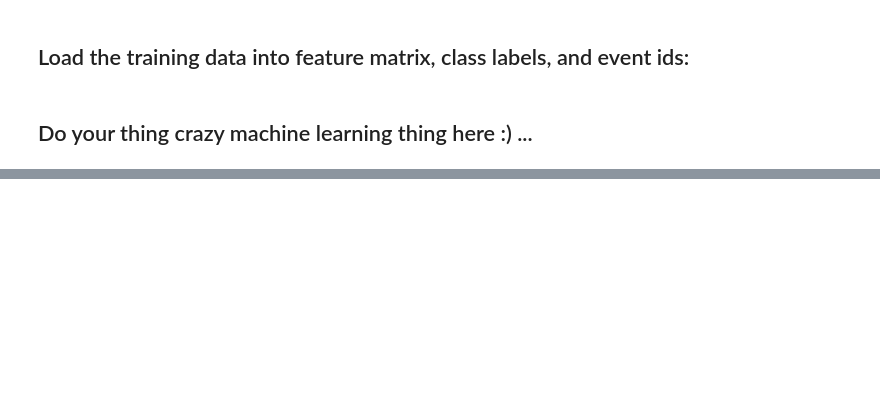
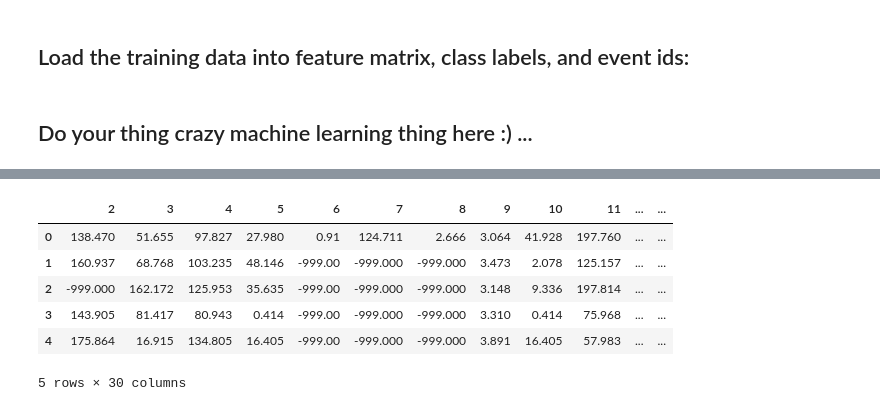
Before and after one commit to Krysis789/MLproject1, a Jupyter notebook: scripts/project1.ipynb, the cells around one changed output, grey strips where cells are left out. Saved outputs shown, nothing was run; the diff lists cells and outputs as text; code cells hidden in the pictures; blank space fills up the shorter version.

```diff
--- a/scripts/project1.ipynb
+++ b/scripts/project1.ipynb
@@ -18,0 +39,13 @@ y, tX, ids = load_csv_data(DATA_TRAIN_PATH)
+# %%
+data = pd.read_csv(DATA_TRAIN_PATH)
+data.columns = range(32)
+data = data[range(2,32)]
+data.head()
+# %% [output]
+|  | 2 | 3 | 4 | 5 | 6 | 7 | 8 | 9 | 10 | 11 | ... | ... |
+| 0 | 138.470 | 51.655 | 97.827 | 27.980 | 0.91 | 124.711 | 2.666 | 3.064 | 41.928 | 197.760 | ... | ... |
+| 1 | 160.937 | 68.768 | 103.235 | 48.146 | -999.00 | -999.000 | -999.000 | 3.473 | 2.078 | 125.157 | ... | ... |
+| 2 | -999.000 | 162.172 | 125.953 | 35.635 | -999.00 | -999.000 | -999.000 | 3.148 | 9.336 | 197.814 | ... | ... |
+| 3 | 143.905 | 81.417 | 80.943 | 0.414 | -999.00 | -999.000 | -999.000 | 3.310 | 0.414 | 75.968 | ... | ... |
+| 4 | 175.864 | 16.915 | 134.805 | 16.405 | -999.00 | -999.000 | -999.000 | 3.891 | 16.405 | 57.983 | ... | ... |
+5 rows × 30 columns
```
Also changed, not shown: parts of 10 cells of this notebook.
